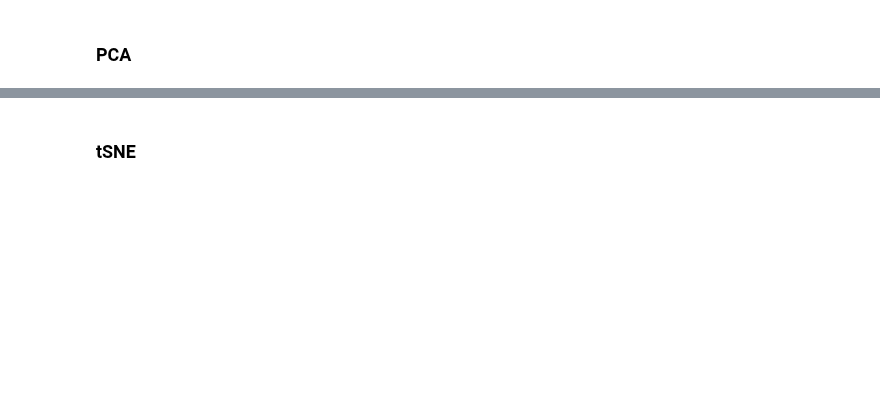
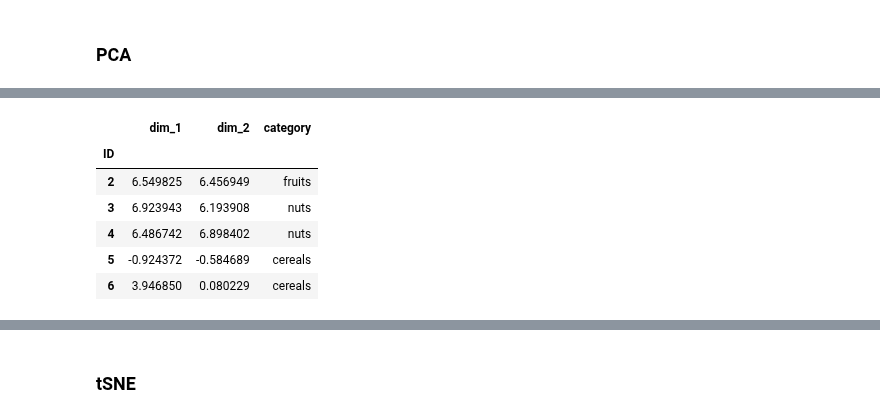
Before and after one commit to fsb-edu/ML4Food, a Jupyter notebook: M2_MLUnsupervisedLearning.ipynb, the cells around one changed output, grey strips where cells are left out. Cells and saved outputs as stored; diff of their text form; code cells hidden in the pictures; blank space fills up the shorter version.

```diff
--- a/M2_MLUnsupervisedLearning.ipynb
+++ b/M2_MLUnsupervisedLearning.ipynb
@@ -86,0 +135,13 @@ Besides dimensionality reduction, PCA is extensively used in bioinformatics for
+# %%
+# recreate the dataset but with the pca_components
+data_after_pca = pd.concat([pca_components, dataset['category']], axis=1)
+data_after_pca.columns = ['dim_1', 'dim_2', 'category'] # rename the columns
+data_after_pca.head() # print the first 5 samples after PCA
+# %% [output]
+|  | dim_1 | dim_2 | category |
+| ID |  |  |  |
+| 2 | 6.549825 | 6.456949 | fruits |
+| 3 | 6.923943 | 6.193908 | nuts |
+| 4 | 6.486742 | 6.898402 | nuts |
+| 5 | -0.924372 | -0.584689 | cereals |
+| 6 | 3.946850 | 0.080229 | cereals |
```
Also changed, not shown: parts of 15 cells of this notebook, 3 other files.
